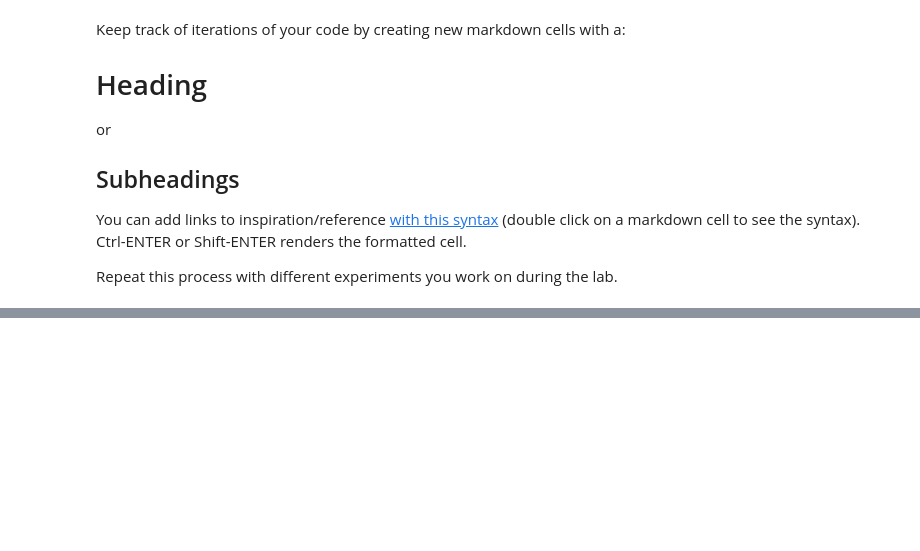
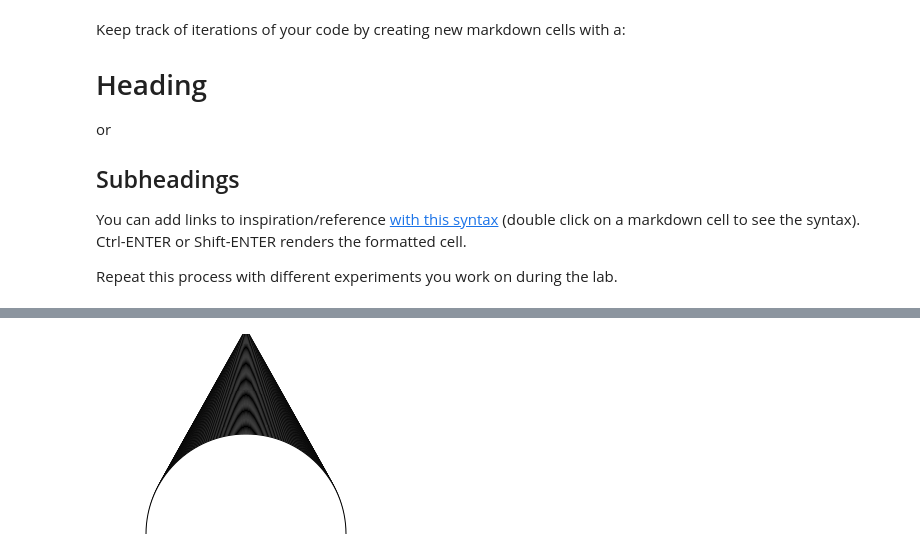
Before and after one commit to Mtj2042/generative_drawing, a Jupyter notebook: weekly/week2/week2_sketchbook.ipynb, the cells around one changed output, grey strips where cells are left out. Saved outputs shown, nothing was run; the diff lists cells and outputs as text; code cells hidden in the pictures; blank space fills up the shorter version.

```diff
--- a/weekly/week2/week2_sketchbook.ipynb
+++ b/weekly/week2/week2_sketchbook.ipynb
@@ -31,0 +63,14 @@ Repeat this process with different experiments you work on during the lab.
+# %%
+# Example 1: Map vertical position to circle size
+create_canvas(300, 200)
+background(255)
+n = 110
+for i in range(n):
+    # Map i to a y position between 0 and height
+    y = remap(i, 0, n-1, 0, height)
+    # Map y position to diameter in a given range
+    w = remap(y, 0, height, 5, 200)
+    ellipse(width/2, y, w, w)
+show()
+# %% [output]
+[figure, added]
```
Also changed, not shown: parts of 4 cells of this notebook, 1 other file.
